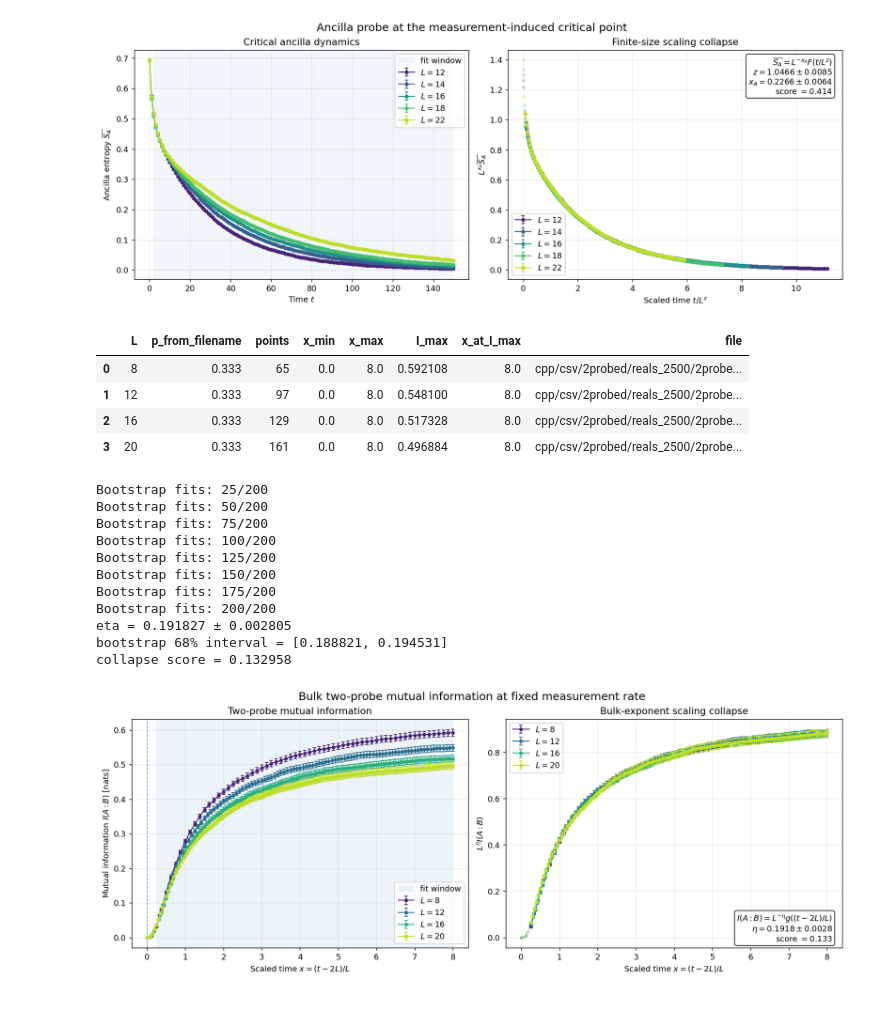
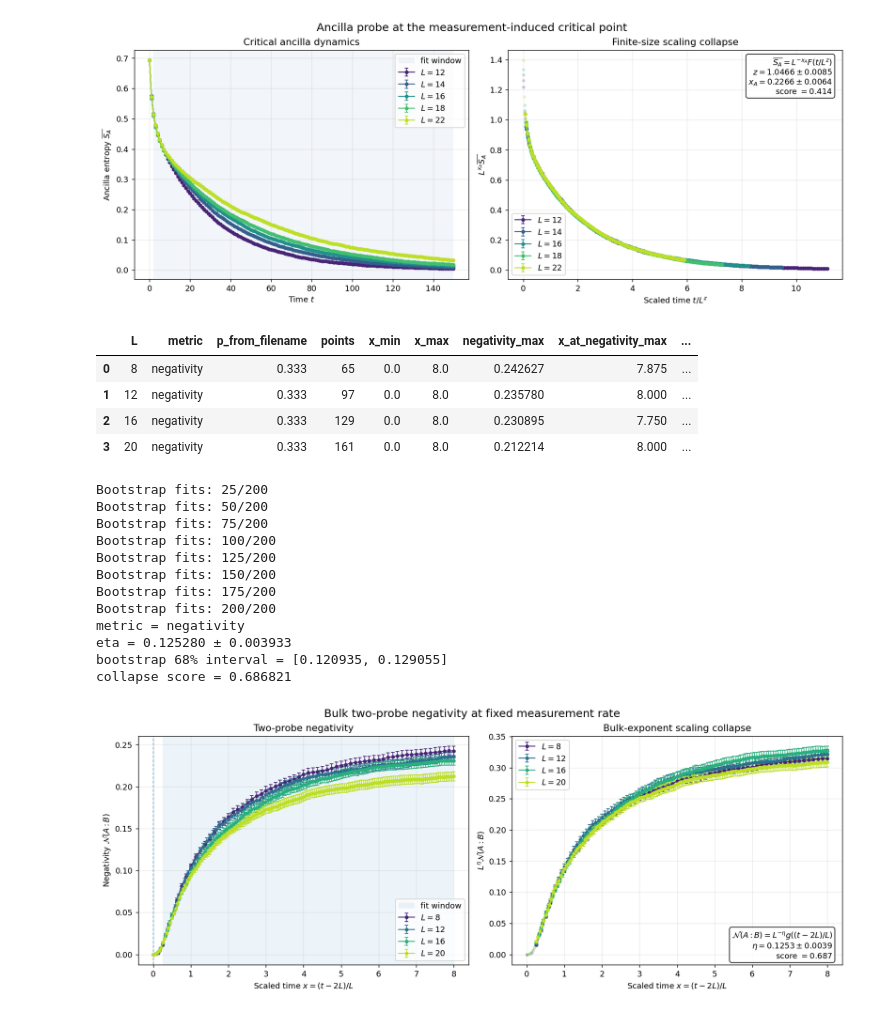
Before and after one commit to amarce4/mipt, a Jupyter notebook: python/visualize.ipynb, the cells around one changed output. Drawn from its saved outputs; the diff is of its cells as text; code cells hidden in the pictures.

```diff
--- a/python/visualize.ipynb
+++ b/python/visualize.ipynb
@@ -66,32 +103,47 @@ x_A = 0.226635 ± 0.006439
 collapse score = 0.414211
 [figure]
 # %%
-probe2 = da.probe2_collapse(
-    file_glob="cpp/csv/2probed/reals_2500/2probed_rppu_n_*_p_0.333_*.csv",
-    x_load=(None, None),
+import importlib
+import data_analysis
+
+importlib.reload(data_analysis)
+
+# Choose:
+#   "mi"
+#   "negativity"
+#   "log_negativity"
+METRIC = "negativity"
+
+result = data_analysis.probe2_collapse(
+    file_glob="cpp/csv/2probed/reals_1000/2probed_rppu_n_*_p_0.333_*.csv",
+    metric=METRIC,
+    x_load=(0.0, 8.0),
     fit_x=(0.25, 8.0),
-    fit_i_min=1e-8,
+    fit_i_min=1e-8,       # Applies to whichever metric is selected
     eta_bounds=(0.0, 2.0),
     bootstrap_samples=200,
+    raw_yscale="linear",
+    collapse_yscale="linear",
 )
 # %% [output]
-|  | L | p_from_filename | points | x_min | x_max | I_max | x_at_I_max | file |
-| 0 | 8 | 0.333 | 65 | 0.0 | 8.0 | 0.592108 | 8.0 | cpp/csv/2probed/reals_2500/2probe... |
-| 1 | 12 | 0.333 | 97 | 0.0 | 8.0 | 0.548100 | 8.0 | cpp/csv/2probed/reals_2500/2probe... |
-| 2 | 16 | 0.333 | 129 | 0.0 | 8.0 | 0.517328 | 8.0 | cpp/csv/2probed/reals_2500/2probe... |
-| 3 | 20 | 0.333 | 161 | 0.0 | 8.0 | 0.496884 | 8.0 | cpp/csv/2probed/reals_2500/2probe... |
+|  | L | metric | p_from_filename | points | x_min | x_max | negativity_max | x_at_negativity_max | ... |
+| 0 | 8 | negativity | 0.333 | 65 | 0.0 | 8.0 | 0.242627 | 7.875 | ... |
+| 1 | 12 | negativity | 0.333 | 97 | 0.0 | 8.0 | 0.235780 | 8.000 | ... |
+| 2 | 16 | negativity | 0.333 | 129 | 0.0 | 8.0 | 0.230895 | 7.750 | ... |
+| 3 | 20 | negativity | 0.333 | 161 | 0.0 | 8.0 | 0.212214 | 8.000 | ... |
 Bootstrap fits: 25/200
 Bootstrap fits: 50/200
 Bootstrap fits: 75/200
 Bootstrap fits: 100/200
 Bootstrap fits: 125/200
 Bootstrap fits: 150/200
 Bootstrap fits: 175/200
 Bootstrap fits: 200/200
-eta = 0.191827 ± 0.002805
-bootstrap 68% interval = [0.188821, 0.194531]
-collapse score = 0.132958
+metric = negativity
+eta = 0.125280 ± 0.003933
+bootstrap 68% interval = [0.120935, 0.129055]
+collapse score = 0.686821
-[figure, old version]
+[figure, new version]
 # %%
 import importlib
 import data_analysis
```
Also changed, not shown: parts of 6 cells of this notebook, 15 other files.
